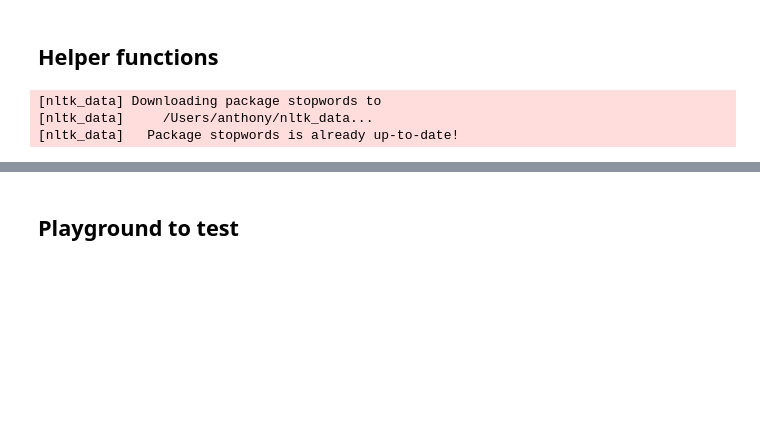
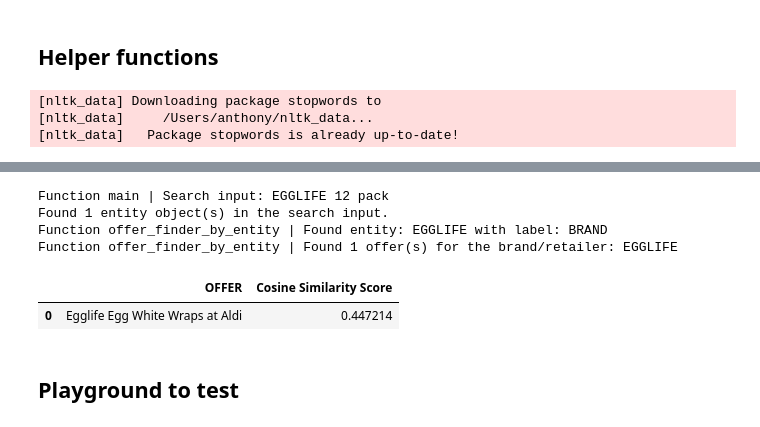
Before and after one commit to hjiangAnthony/retailer_nlp_challenger, a Jupyter notebook: 04-Search Processing.ipynb, the cells around one changed output, grey strips where cells are left out. Saved outputs shown, nothing was run; the diff lists cells and outputs as text; code cells hidden in the pictures; blank space fills up the shorter version.

Commit message:
Improve Search Results

```diff
--- a/04-Search Processing.ipynb
+++ b/04-Search Processing.ipynb
@@ -18,8 +23,8 @@ If you see errors or degraded performance, download a newer compatible model or
 # %%
-import os, pickle, json
+import pickle, json
 
-path1 = "data/brand_belong_category_dict.json"
-path2 = "data/offered_brands.pkl"
+path1 = "brand_belong_category_dict.json"
+path2 = "offered_brands.pkl"
 
 with open(path1, 'r') as f:
     brand_belong_category_dict = json.load(f)
@@ -27,7 +32,7 @@ with open(path1, 'r') as f:
 with open(path2, 'rb') as f:
     offered_brands = pickle.load(f)
 # %%
-df_offers_brand_retailer = pd.read_csv('data/offer_retailer.csv')
+df_offers_brand_retailer = pd.read_csv('offer_retailer.csv')
 df_offers_brand_retailer.head()
 # %% [output]
 |  | OFFER | RETAILER | BRAND |
@@ -56,8 +81,8 @@ nltk.download('stopwords')
 from nltk.corpus import stopwords
 stop_words = set(stopwords.words('english'))
 
-# additional_stop_words = {'my', 'additional', 'stopword'}
-# stop_words.update(additional_stop_words)
+additional_stop_words = {'pack'}
+stop_words.update(additional_stop_words)
 # %% [output]
 [nltk_data] Downloading package stopwords to
 [nltk_data]     /Users/anthony/nltk_data...
@@ -316,3 +386,16 @@ Function offer_finder_by_entity | Found 4 offer(s) for the brand/retailer: Simpl
+# %%
+# test = "Simply Spiked Lemonade 12 pack at Walmart"
+test = "EGGLIFE 12 pack"
+
+# def main(search_input: str, offers: pd.DataFrame, category_dict: Dict, score: str, score_threshold: float = 0.0):
+main(test, df_offers_brand_retailer, brand_belong_category_dict, brand_belong_category_dict, 'cosine', 0.0)
+# %% [output]
+Function main | Search input: EGGLIFE 12 pack
+Found 1 entity object(s) in the search input.
+Function offer_finder_by_entity | Found entity: EGGLIFE with label: BRAND
+Function offer_finder_by_entity | Found 1 offer(s) for the brand/retailer: EGGLIFE
+|  | OFFER | Cosine Similarity Score |
+| 0 | Egglife Egg White Wraps at Aldi | 0.447214 |
 # %% [markdown]
 ## Playground to test
 # %% [markdown]
```
Also changed, not shown: parts of 30 cells of this notebook, 3 other files.
